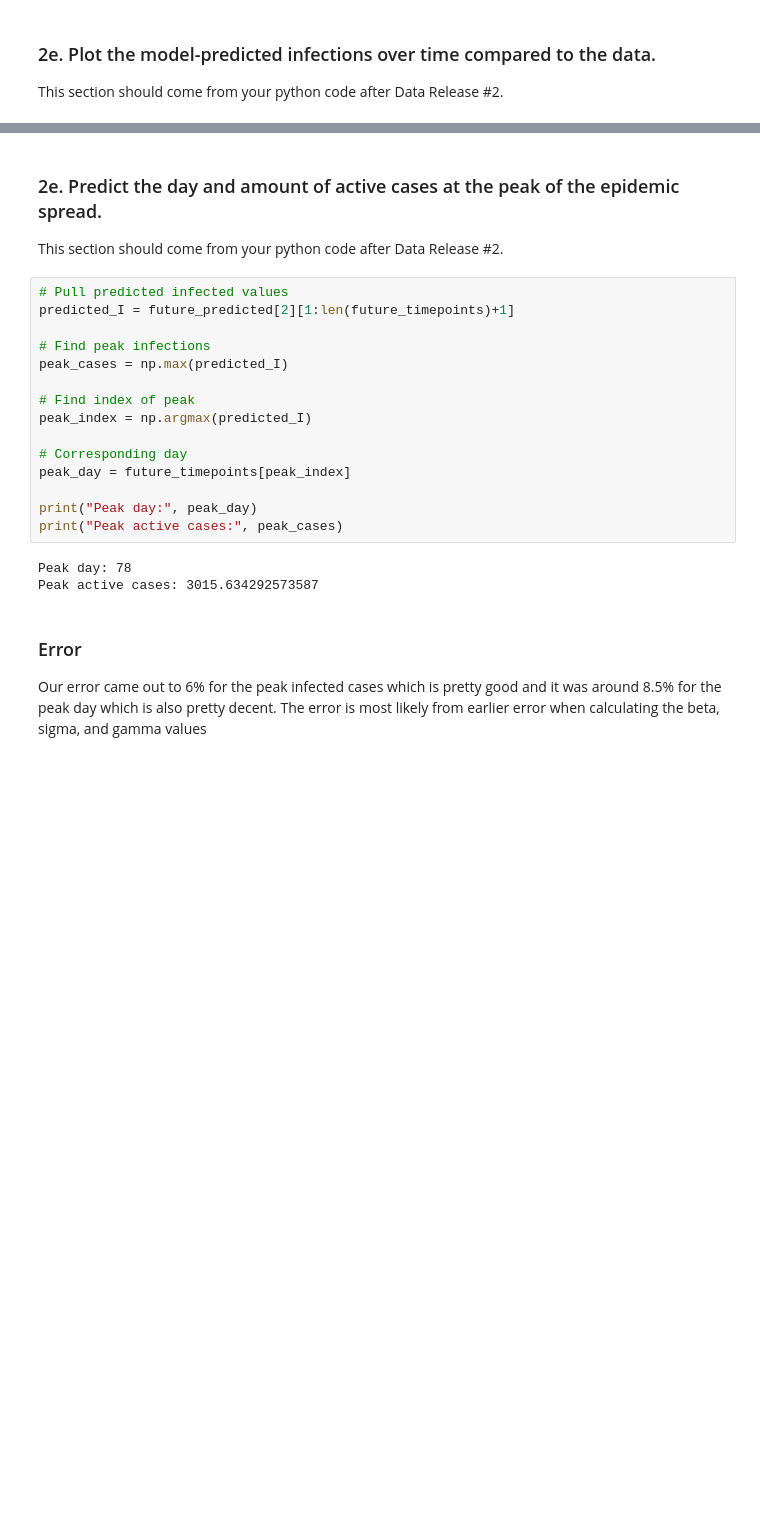
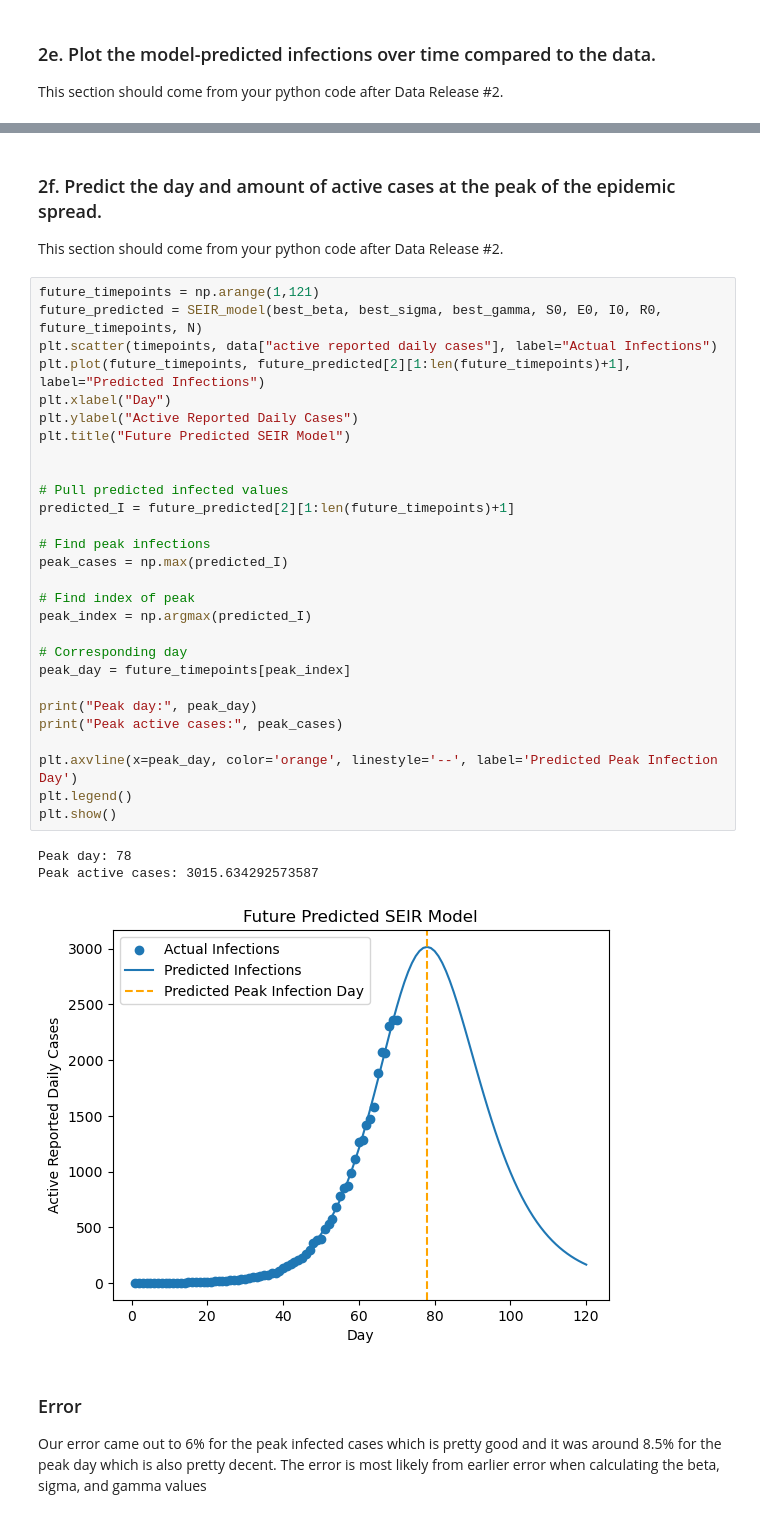
Before and after one commit to gracevl/Module-2-Epidemics-SIR-Modeling_lee_abed, a Jupyter notebook: Notebook examples/Template_student_final_notebook.ipynb, the cells around one changed output, grey strips where cells are left out. Cells and saved outputs as stored; diff of their text form; blank space fills up the shorter version.

```diff
--- a/Notebook examples/Template_student_final_notebook.ipynb
+++ b/Notebook examples/Template_student_final_notebook.ipynb
@@ -203,24 +201,38 @@ plt.show()
 # %% [markdown]
-### 2e. Predict the day and amount of active cases at the peak of the epidemic spread.
+### 2f. Predict the day and amount of active cases at the peak of the epidemic spread.
 This section should come from your python code after Data Release #2.
 # %%
+future_timepoints = np.arange(1,121)
+future_predicted = SEIR_model(best_beta, best_sigma, best_gamma, S0, E0, I0, R0, future_timepoints, N)
+plt.scatter(timepoints, data["active reported daily cases"], label="Actual Infections")
+plt.plot(future_timepoints, future_predicted[2][1:len(future_timepoints)+1], label="Predicted Infections")
+plt.xlabel("Day")
+plt.ylabel("Active Reported Daily Cases")
+plt.title("Future Predicted SEIR Model")
+
+
 # Pull predicted infected values
 predicted_I = future_predicted[2][1:len(future_timepoints)+1]
 
 # Find peak infections
 peak_cases = np.max(predicted_I)
 
 # Find index of peak
 peak_index = np.argmax(predicted_I)
 
 # Corresponding day
 peak_day = future_timepoints[peak_index]
 
 print("Peak day:", peak_day)
 print("Peak active cases:", peak_cases)
+
+plt.axvline(x=peak_day, color='orange', linestyle='--', label='Predicted Peak Infection Day')
+plt.legend()
+plt.show()
 # %% [output]
 Peak day: 78
 Peak active cases: 3015.634292573587
+[figure, added]
 # %% [markdown]
 ### Error
 
```
Also changed, not shown: parts of 4 cells of this notebook.
